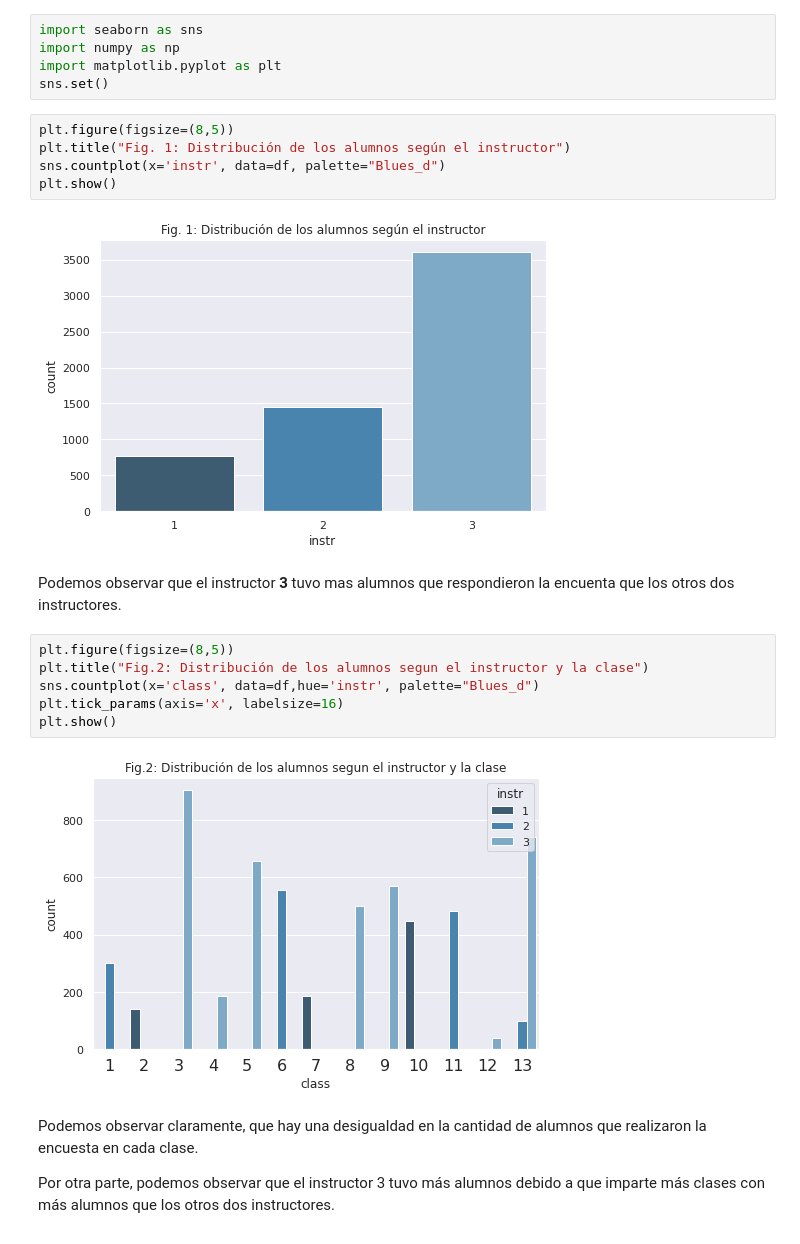
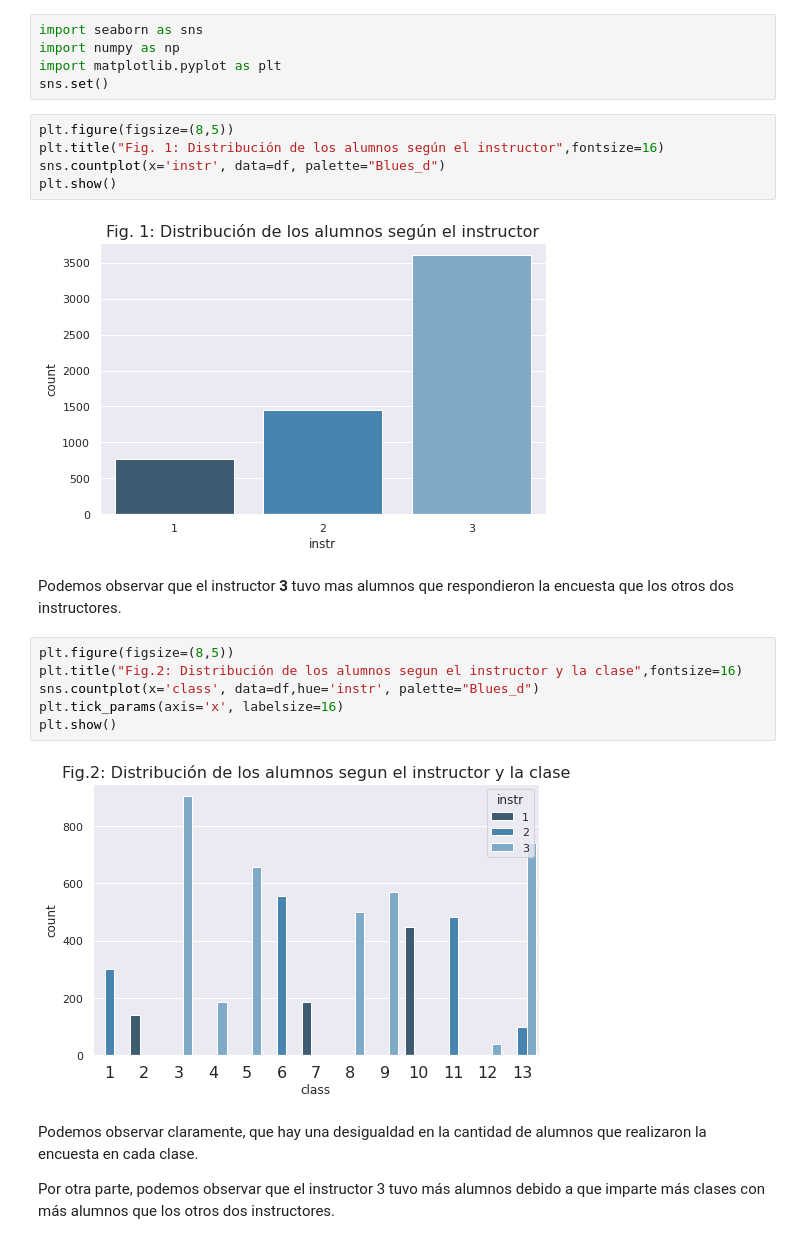
Before and after one commit to SarahLares/Clustering_on_Survery, a Jupyter notebook: Tarea_3_Clustering.ipynb, the cells around one changed output. Drawn from its saved outputs; the diff is of its cells as text.

```diff
--- a/Tarea_3_Clustering.ipynb
+++ b/Tarea_3_Clustering.ipynb
@@ -36,21 +36,21 @@ import matplotlib.pyplot as plt
 sns.set()
 # %%
 plt.figure(figsize=(8,5))
-plt.title("Fig. 1: Distribución de los alumnos según el instructor")
+plt.title("Fig. 1: Distribución de los alumnos según el instructor",fontsize=16)
 sns.countplot(x='instr', data=df, palette="Blues_d")
 plt.show()
 # %% [output]
-[figure, old version]
+[figure, new version]
 # %% [markdown]
-Podemos observar que el instructor **3** tuvo mas alumnos que respondieron la encuenta que los otros dos instructores.
+Podemos observar que el instructor **3** tuvo mas alumnos que respondieron la encuesta que los otros dos instructores.
 # %%
 plt.figure(figsize=(8,5))
-plt.title("Fig.2: Distribución de los alumnos segun el instructor y la clase")
+plt.title("Fig.2: Distribución de los alumnos segun el instructor y la clase",fontsize=16)
 sns.countplot(x='class', data=df,hue='instr', palette="Blues_d")
 plt.tick_params(axis='x', labelsize=16)
 plt.show()
 # %% [output]
-[figure, old version]
+[figure, new version]
 # %% [markdown]
 Podemos observar claramente, que hay una desigualdad en la cantidad de alumnos que realizaron la encuesta en cada clase.
 
```
Also changed, not shown: parts of 17 cells of this notebook.
